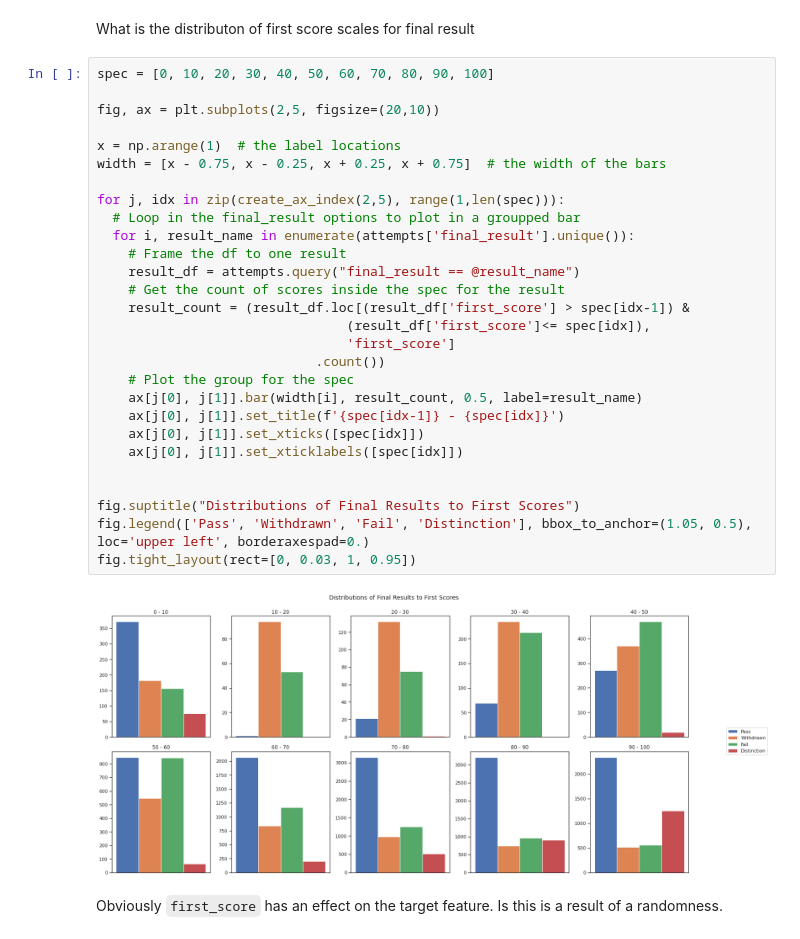
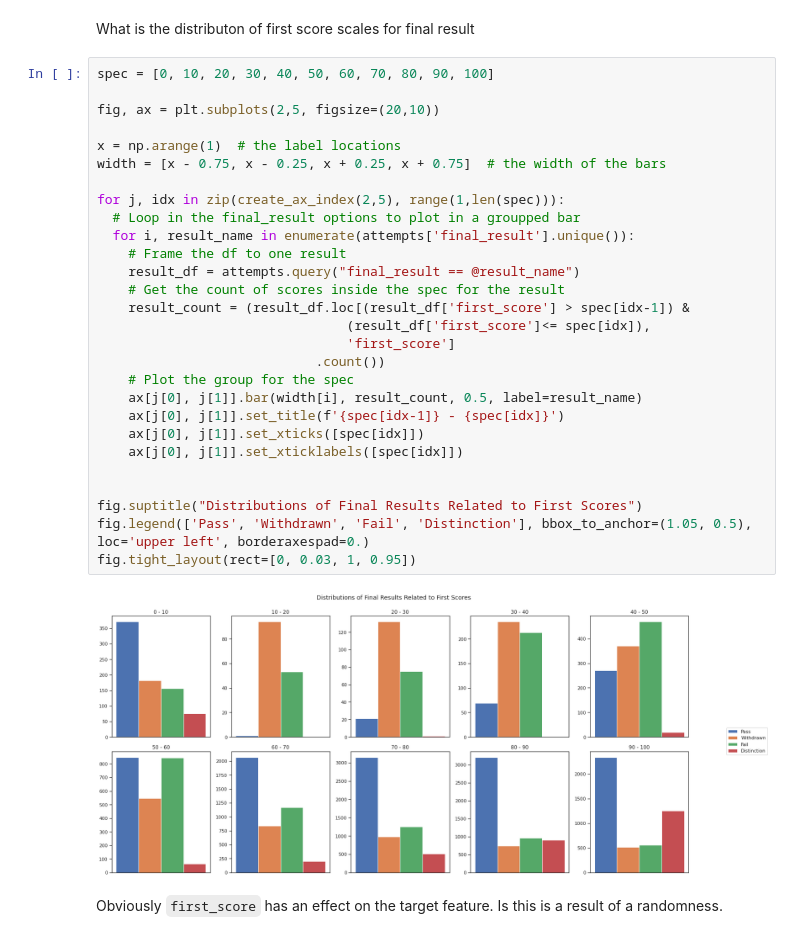
Before and after one commit to tevfikcagridural/student-success, a Jupyter notebook: Exploratory_Data_Analysis_.ipynb, the cells around one changed output. Saved outputs shown, nothing was run; the diff lists cells and outputs as text.

```diff
--- a/Exploratory_Data_Analysis_.ipynb
+++ b/Exploratory_Data_Analysis_.ipynb
@@ -373,33 +373,33 @@ What is the distributon of first score scales for final result
 # %%
 spec = [0, 10, 20, 30, 40, 50, 60, 70, 80, 90, 100]
 
 fig, ax = plt.subplots(2,5, figsize=(20,10))
 
 x = np.arange(1)  # the label locations
 width = [x - 0.75, x - 0.25, x + 0.25, x + 0.75]  # the width of the bars
 
 for j, idx in zip(create_ax_index(2,5), range(1,len(spec))):
   # Loop in the final_result options to plot in a groupped bar
   for i, result_name in enumerate(attempts['final_result'].unique()):
     # Frame the df to one result
     result_df = attempts.query("final_result == @result_name")
     # Get the count of scores inside the spec for the result
     result_count = (result_df.loc[(result_df['first_score'] > spec[idx-1]) &
                                 (result_df['first_score']<= spec[idx]),
                                 'first_score']
                             .count())
     # Plot the group for the spec
     ax[j[0], j[1]].bar(width[i], result_count, 0.5, label=result_name)
     ax[j[0], j[1]].set_title(f'{spec[idx-1]} - {spec[idx]}')
     ax[j[0], j[1]].set_xticks([spec[idx]])
     ax[j[0], j[1]].set_xticklabels([spec[idx]])
 
 
-fig.suptitle("Distributions of Final Results to First Scores")
+fig.suptitle("Distributions of Final Results Related to First Scores")
 fig.legend(['Pass', 'Withdrawn', 'Fail', 'Distinction'], bbox_to_anchor=(1.05, 0.5), loc='upper left', borderaxespad=0.)
 fig.tight_layout(rect=[0, 0.03, 1, 0.95])
 # %% [output]
-[figure, old version]
+[figure, new version]
 # %% [markdown]
 Obviously `first_score` has an effect on the target feature. Is this is a result of a randomness.
 # %% [markdown]
```
Also changed, not shown: parts of 2 cells of this notebook.
